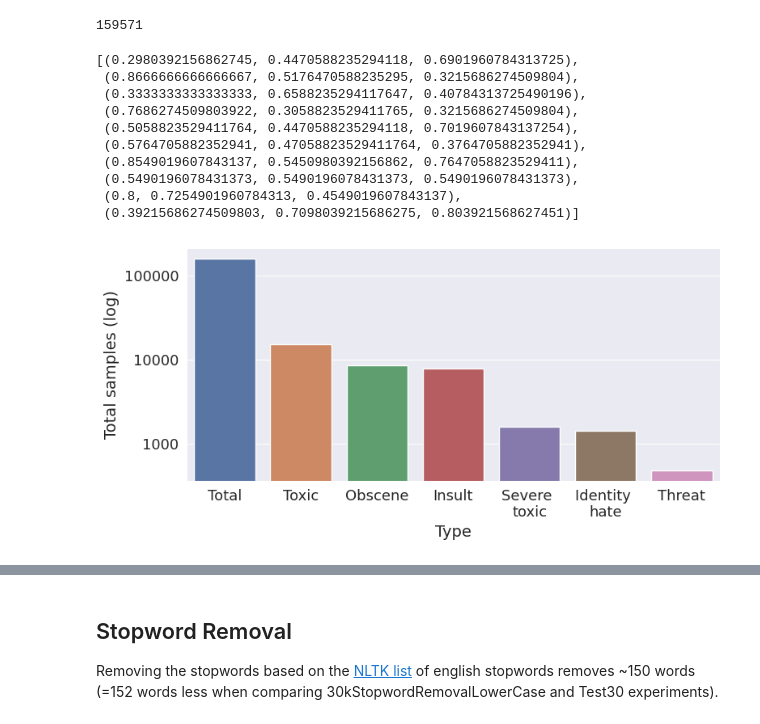
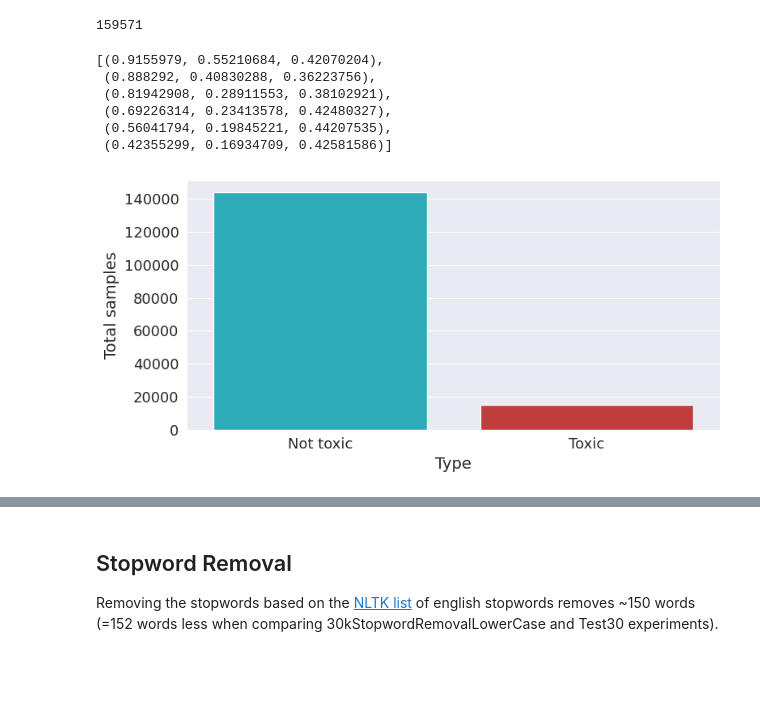
Before and after one commit to GeroVanMi/NLP_Project_ToxicSpeechDetection, a Jupyter notebook: src/data_exploration.ipynb, the cells around one changed output, grey strips where cells are left out. Saved outputs shown, nothing was run; the diff lists cells and outputs as text; code cells hidden in the pictures; blank space fills up the shorter version.

Commit message:
Improved frontend design and data exploration

```diff
--- a/src/data_exploration.ipynb
+++ b/src/data_exploration.ipynb
@@ -46,50 +62,60 @@ total_is_insult = len(is_insult)
 
 is_identity_hate = df[df['identity_hate'] == 1]
 total_is_identity_hat = len(is_identity_hate)
+
+total_not_toxic = total - total_is_toxic
 # %%
 # Plotting config
-sns.set_style('darkgrid') # darkgrid, white grid, dark, white and ticksplt.rc('axes', titlesize=18)     # fontsize of the axes title
-plt.rc('axes', labelsize=14)    # fontsize of the x and y labels
-plt.rc('xtick', labelsize=13)    # fontsize of the tick labels
-plt.rc('ytick', labelsize=13)    # fontsize of the tick labels
-plt.rc('legend', fontsize=13)    # legend fontsize
-plt.rc('font', size=13)          # controls default text sizes
+sns.set_style(
+    'darkgrid')  # darkgrid, white grid, dark, white and ticksplt.rc('axes', titlesize=18)     # fontsize of the axes title
+plt.rc('axes', labelsize=14)  # fontsize of the x and y labels
+plt.rc('xtick', labelsize=13)  # fontsize of the tick labels
+plt.rc('ytick', labelsize=13)  # fontsize of the tick labels
+plt.rc('legend', fontsize=13)  # legend fontsize
+plt.rc('font', size=13)  # controls default text sizes
+
+sns.color_palette("flare")
 # %% [output]
-[(0.2980392156862745, 0.4470588235294118, 0.6901960784313725),
- (0.8666666666666667, 0.5176470588235295, 0.3215686274509804),
- (0.3333333333333333, 0.6588235294117647, 0.40784313725490196),
- (0.7686274509803922, 0.3058823529411765, 0.3215686274509804),
- (0.5058823529411764, 0.4470588235294118, 0.7019607843137254),
- (0.5764705882352941, 0.47058823529411764, 0.3764705882352941),
- (0.8549019607843137, 0.5450980392156862, 0.7647058823529411),
- (0.5490196078431373, 0.5490196078431373, 0.5490196078431373),
- (0.8, 0.7254901960784313, 0.4549019607843137),
- (0.39215686274509803, 0.7098039215686275, 0.803921568627451)]
+[(0.9155979, 0.55210684, 0.42070204),
+ (0.888292, 0.40830288, 0.36223756),
+ (0.81942908, 0.28911553, 0.38102921),
+ (0.69226314, 0.23413578, 0.42480327),
+ (0.56041794, 0.19845221, 0.44207535),
+ (0.42355299, 0.16934709, 0.42581586)]
 # %%
 df_classes = df[["id", "toxic", "severe_toxic", "obscene", "threat", "insult", "identity_hate"]]
 
-df_long = pd.melt(df_classes, id_vars='id', value_vars=['toxic', 'severe_toxic', 'obscene', 'threat', 'insult', 'identity_hate'])
-grouped = df_long.groupby('variable', as_index=False).sum(numeric_only = True)
+palette = {
+    "Not toxic":"tab:cyan",
+    "toxic":"tab:red",
+}
 
-add_data = pd.DataFrame.from_dict({'variable':['total'], 'value':[total]})
+# df_long = pd.melt(df_classes, id_vars='id',
+#                  value_vars=['toxic', 'severe_toxic', 'obscene', 'threat', 'insult', 'identity_hate'])
+
+df_long = pd.melt(df_classes, id_vars='id', value_vars=['toxic'])
+
+grouped = df_long.groupby('variable', as_index=False).sum(numeric_only=True)
+
+add_data = pd.DataFrame.from_dict({'variable': ['Not toxic'], 'value': [total_not_toxic]})
 grouped = pd.concat([grouped, add_data], ignore_index=True)
 
-grouped = grouped.sort_values(by='value', ascending = False)
+grouped = grouped.sort_values(by='value', ascending=False)
 
-plt.figure(figsize=(8,4), tight_layout=True)
-ax = sns.barplot(x=grouped['variable'], y=grouped['value'], palette='deep', errorbar=None)
-ax.set(title='', xlabel='Type', ylabel='Total samples (log)')
+plt.figure(figsize=(8, 4), tight_layout=True)
+ax = sns.barplot(x=grouped['variable'], y=grouped['value'], palette=palette, errorbar=None)
+ax.set(title='', xlabel='Type', ylabel='Total samples')
 
 labels = [item.get_text().capitalize() for item in ax.get_xticklabels()]
-labels[4] = 'Severe \ntoxic'
-labels[5] = 'Identity \nhate'
+# labels[4] = 'Severe \ntoxic'
+# labels[5] = 'Identity \nhate'
 ax.set_xticklabels(labels)
 
-plt.yscale('log')
+# plt.yscale('log')
 
 ax.yaxis.set_major_formatter(ScalarFormatter())
 
 plt.show()
 # %% [output]
-[figure, old version]
+[figure, new version]
 # %%
```
Also changed, not shown: parts of 5 cells of this notebook, 6 other files.
